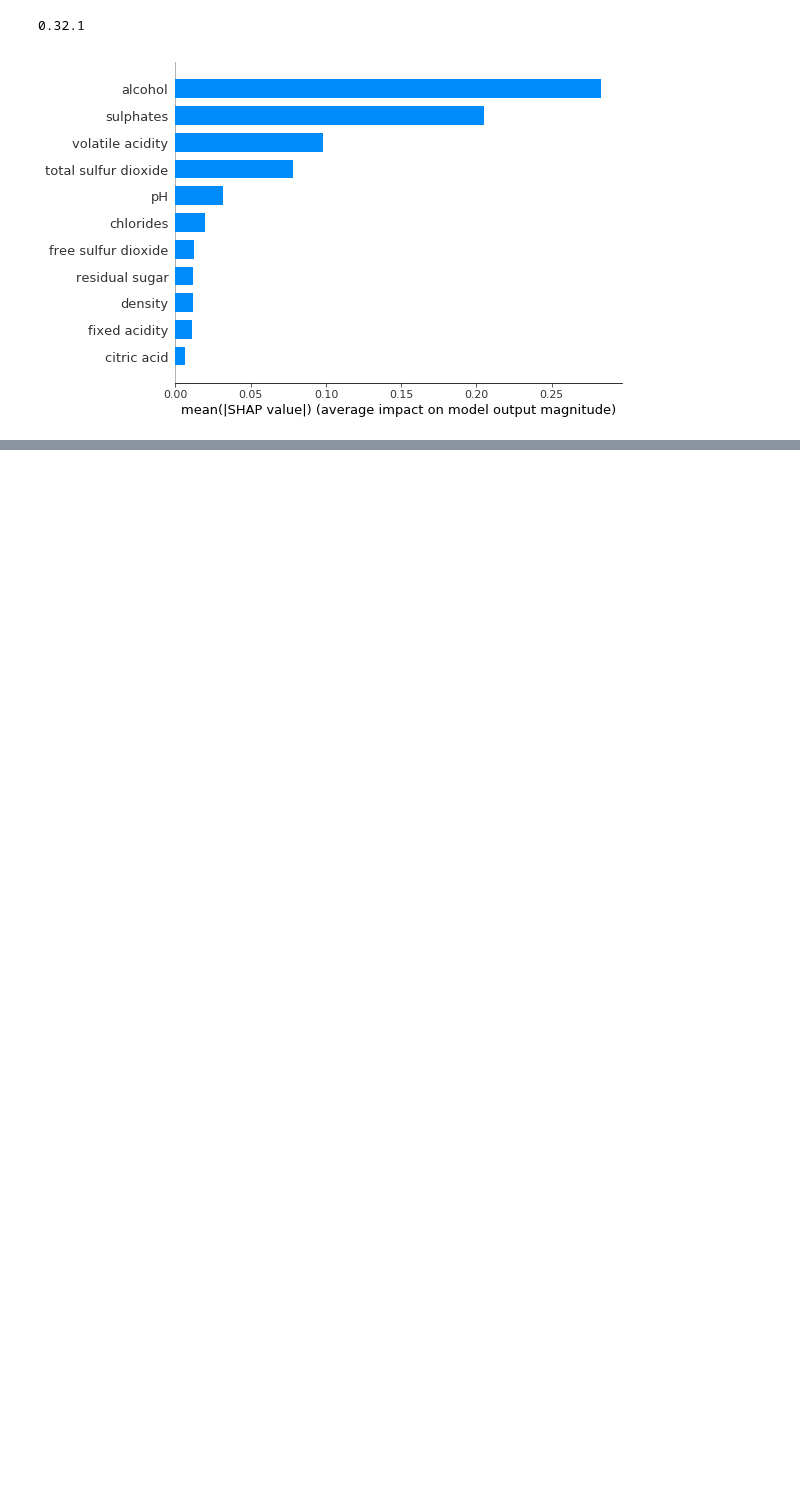
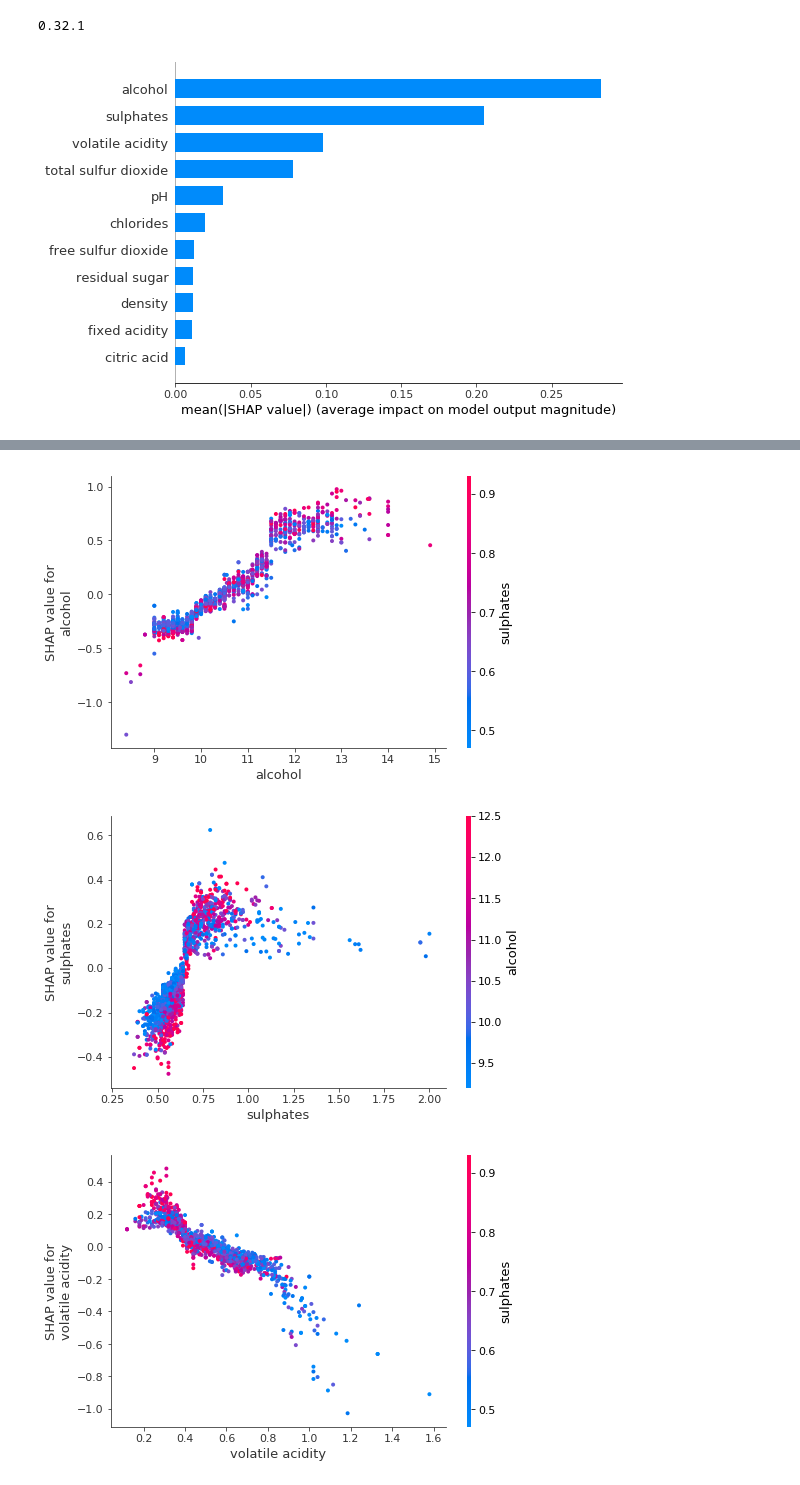
Before and after one commit to NicolasUpsud/Banksdaizer, a Jupyter notebook: Red-wine.ipynb, the cells around one changed output, grey strips where cells are left out. Cells and saved outputs as stored; diff of their text form; code cells hidden in the pictures; blank space fills up the shorter version.

```diff
--- a/Red-wine.ipynb
+++ b/Red-wine.ipynb
@@ -51,0 +111,16 @@ SyntaxError: invalid character in identifier (<ipython-input-14-13fe23fa9832>, l
+# %%
+shap.dependence_plot("alcohol", shap_values, X_train)
+shap.dependence_plot("sulphates", shap_values, X_train)
+shap.dependence_plot("volatile acidity", shap_values, X_train)
+shap.dependence_plot("total sulfur dioxide", shap_values, X_train)
+shap.dependence_plot("pH", shap_values, X_train)
+shap.dependence_plot("citric acid", shap_values, X_train)
+shap.dependence_plot("fixed acidity", shap_values, X_train)
+shap.dependence_plot("free sulfur dioxide", shap_values, X_train)
+shap.dependence_plot("chlorides", shap_values, X_train)
+shap.dependence_plot("density", shap_values, X_train)
+shap.dependence_plot("residual sugar", shap_values, X_train)
+# %% [output]
+[figure, added]
+[figure, added]
+[figure, added]
```
Also changed, not shown: parts of 11 cells of this notebook.
